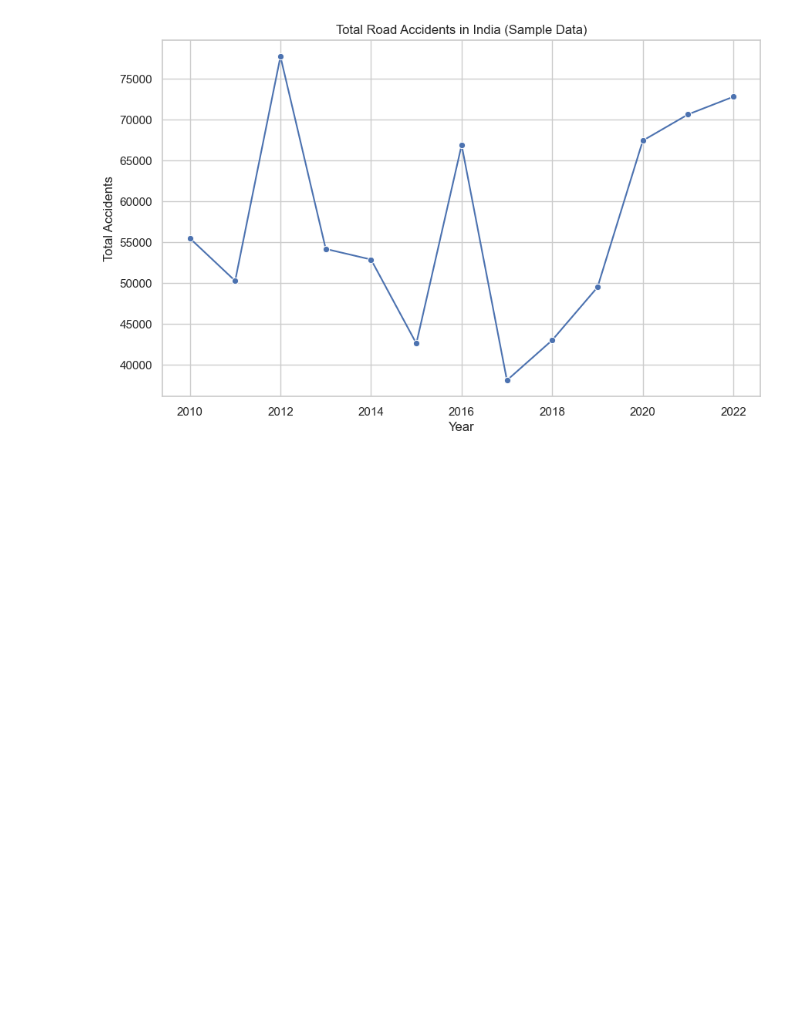
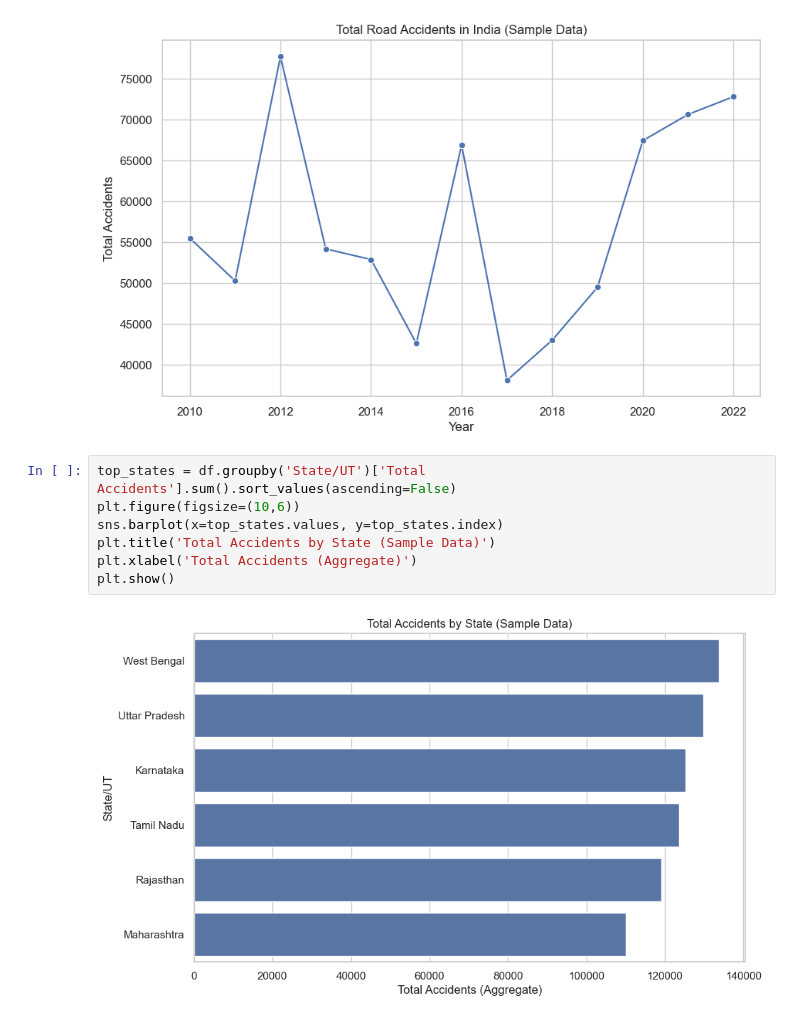
Before and after one commit to ShreyanshMishra1202/Road-Accident-Analysis, a Jupyter notebook: Untitled.ipynb, the cells around one changed output. Saved outputs shown, nothing was run; the diff lists cells and outputs as text; blank space fills up the shorter version.

```diff
--- a/Untitled.ipynb
+++ b/Untitled.ipynb
@@ -62,3 +62,12 @@ plt.xlabel('Year')
 plt.show()
 # %% [output]
 [figure]
+# %%
+top_states = df.groupby('State/UT')['Total Accidents'].sum().sort_values(ascending=False)
+plt.figure(figsize=(10,6))
+sns.barplot(x=top_states.values, y=top_states.index)
+plt.title('Total Accidents by State (Sample Data)')
+plt.xlabel('Total Accidents (Aggregate)')
+plt.show()
+# %% [output]
+[figure, added]
```
Also changed, not shown: parts of 2 cells of this notebook, 1 other file.
